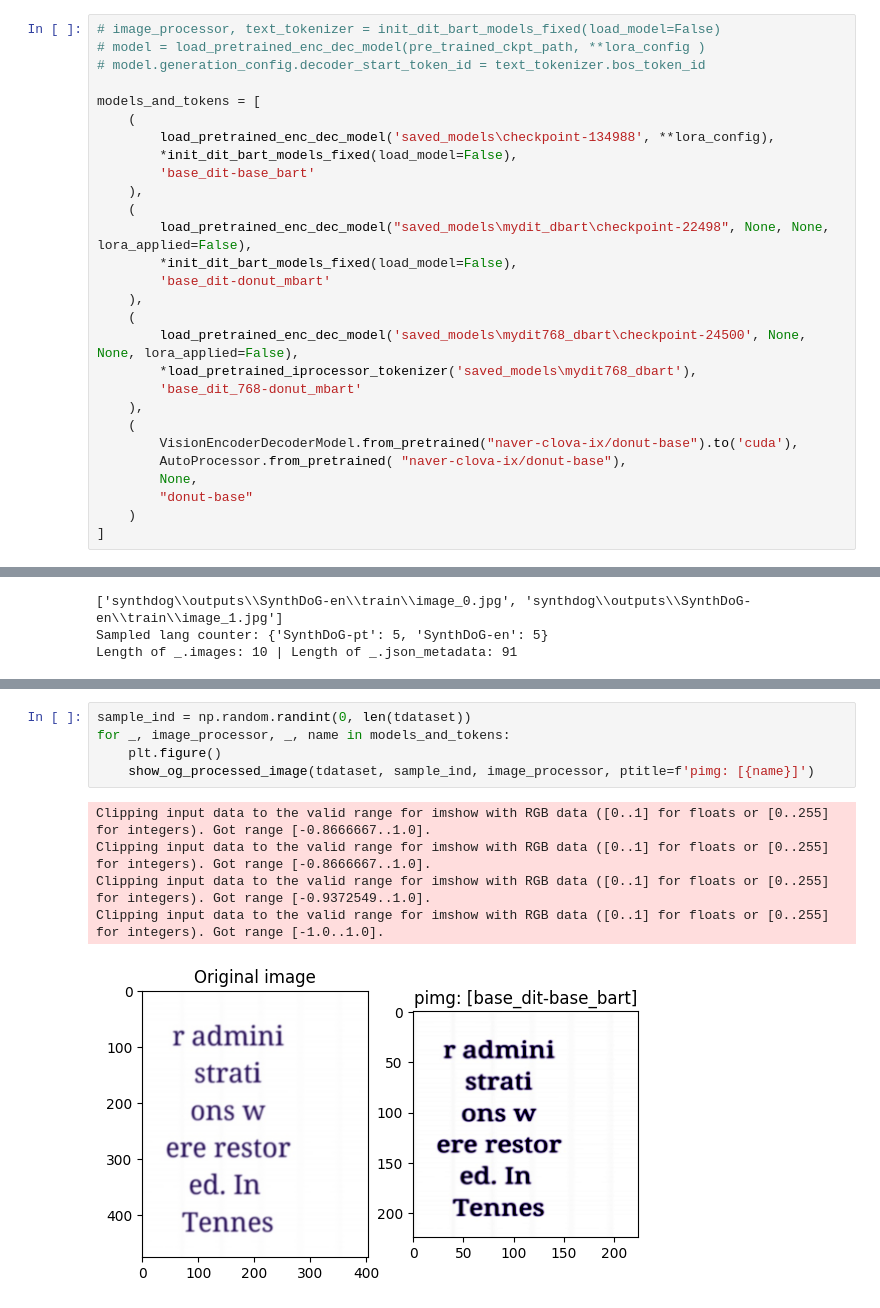
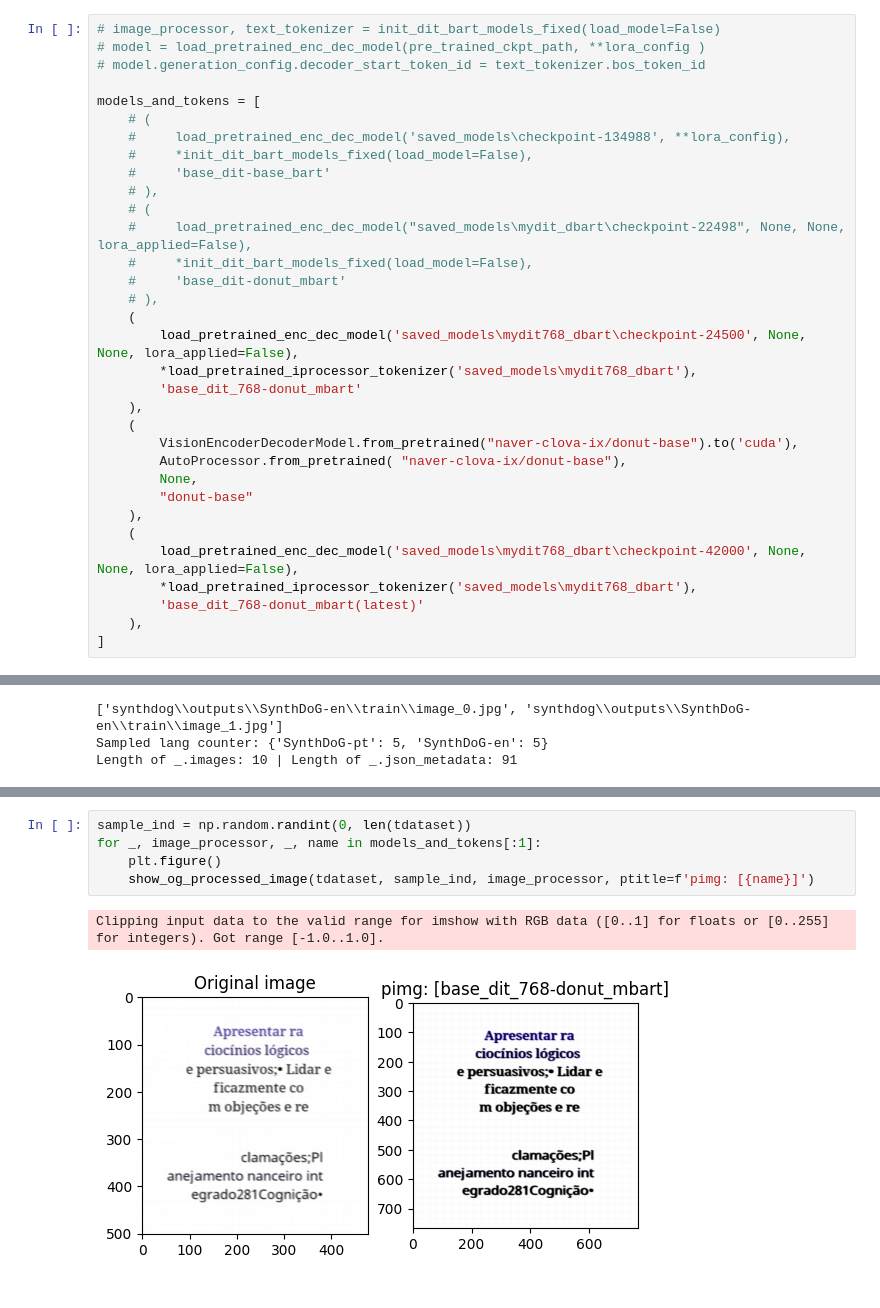
Before and after one commit to jaaabir/ocr, a Jupyter notebook: model_inference.ipynb, the cells around one changed output, grey strips where cells are left out. Drawn from its saved outputs; the diff is of its cells as text.

```diff
--- a/model_inference.ipynb
+++ b/model_inference.ipynb
@@ -37,16 +44,16 @@ root_path = os.path.join('synthdog', 'outputs')
 # model.generation_config.decoder_start_token_id = text_tokenizer.bos_token_id
 
 models_and_tokens = [
-    (
-        load_pretrained_enc_dec_model('saved_models\checkpoint-134988', **lora_config),
-        *init_dit_bart_models_fixed(load_model=False),
-        'base_dit-base_bart'
-    ),
-    (
-        load_pretrained_enc_dec_model("saved_models\mydit_dbart\checkpoint-22498", None, None, lora_applied=False),
-        *init_dit_bart_models_fixed(load_model=False),
-        'base_dit-donut_mbart'
-    ),
+    # (
+    #     load_pretrained_enc_dec_model('saved_models\checkpoint-134988', **lora_config),
+    #     *init_dit_bart_models_fixed(load_model=False),
+    #     'base_dit-base_bart'
+    # ),
+    # (
+    #     load_pretrained_enc_dec_model("saved_models\mydit_dbart\checkpoint-22498", None, None, lora_applied=False),
+    #     *init_dit_bart_models_fixed(load_model=False),
+    #     'base_dit-donut_mbart'
+    # ),
     (
         load_pretrained_enc_dec_model('saved_models\mydit768_dbart\checkpoint-24500', None, None, lora_applied=False),
         *load_pretrained_iprocessor_tokenizer('saved_models\mydit768_dbart'),
@@ -57,6 +64,11 @@ models_and_tokens = [
         AutoProcessor.from_pretrained( "naver-clova-ix/donut-base"),
         None,
         "donut-base"
-    )
+    ),
+    (
+        load_pretrained_enc_dec_model('saved_models\mydit768_dbart\checkpoint-42000', None, None, lora_applied=False),
+        *load_pretrained_iprocessor_tokenizer('saved_models\mydit768_dbart'),
+        'base_dit_768-donut_mbart(latest)'
+    ),
 ]
 # %% [output]
@@ -132,12 +148,9 @@ def predict_and_compare(tdataset, ind, P, TT, model, loaded_image=None, model_na
     print(f"Pred: {pred_text}")
 # %%
 sample_ind = np.random.randint(0, len(tdataset))
-for _, image_processor, _, name in models_and_tokens:
+for _, image_processor, _, name in models_and_tokens[:1]:
     plt.figure()
     show_og_processed_image(tdataset, sample_ind, image_processor, ptitle=f'pimg: [{name}]')
 # %% [output]
-Clipping input data to the valid range for imshow with RGB data ([0..1] for floats or [0..255] for integers). Got range [-0.8666667..1.0].
-Clipping input data to the valid range for imshow with RGB data ([0..1] for floats or [0..255] for integers). Got range [-0.8666667..1.0].
-Clipping input data to the valid range for imshow with RGB data ([0..1] for floats or [0..255] for integers). Got range [-0.9372549..1.0].
 Clipping input data to the valid range for imshow with RGB data ([0..1] for floats or [0..255] for integers). Got range [-1.0..1.0].
-[figure, old version]
+[figure, new version]
```
Also changed, not shown: parts of 17 cells of this notebook, 3 other files.
